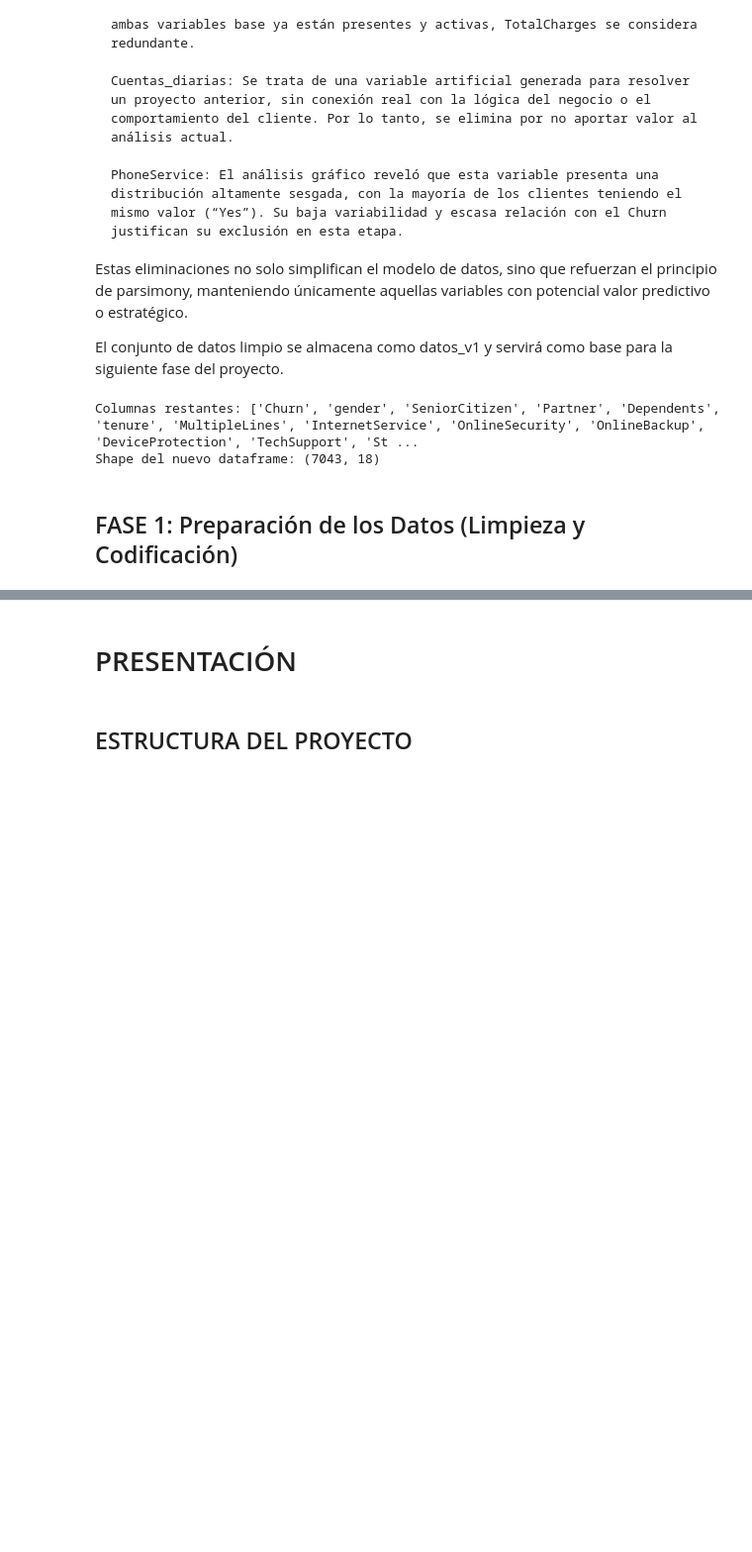
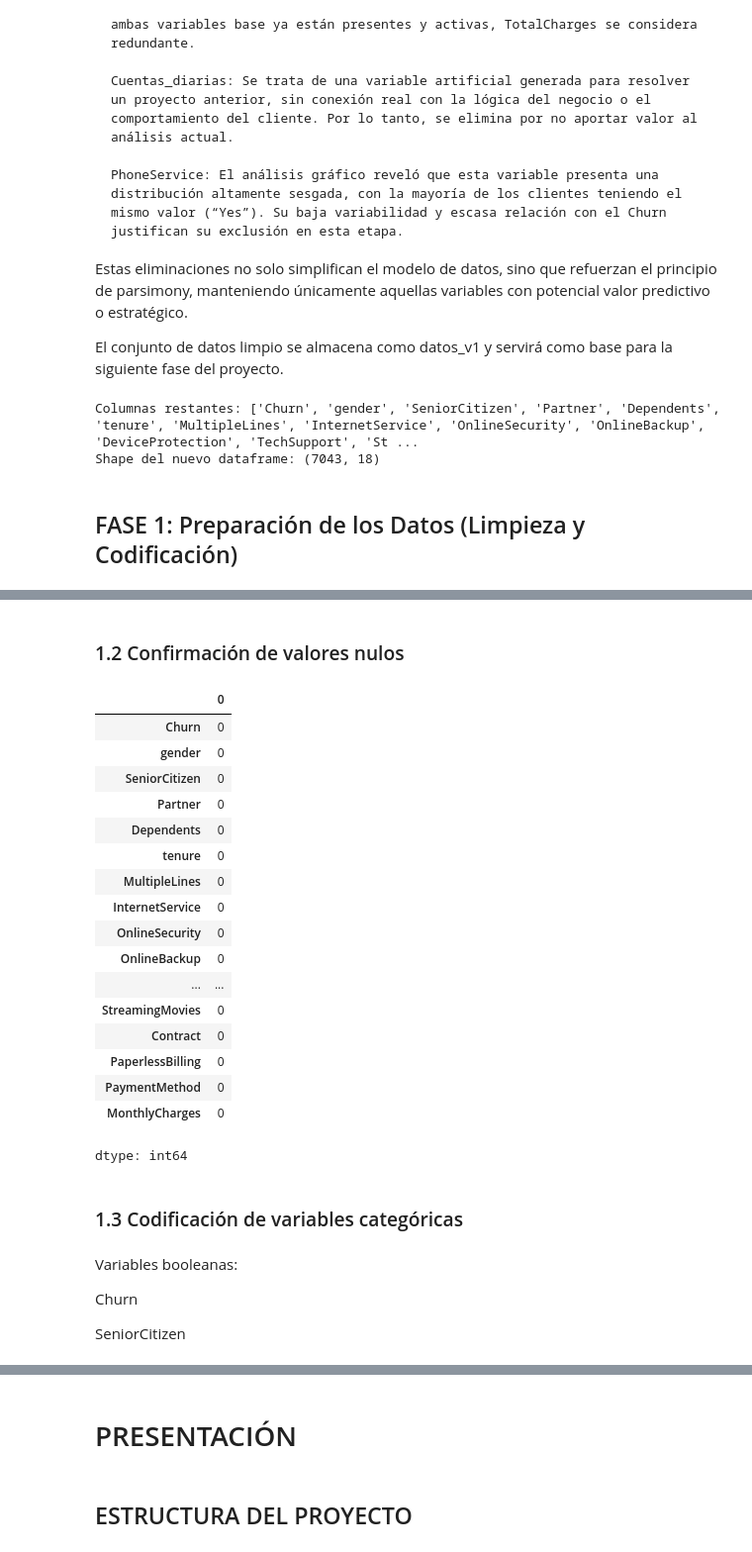
Before and after one commit to mauloredo/Challenge_Telecom_X2, a Jupyter notebook: x2.ipynb, the cells around one changed output, grey strips where cells are left out. Shown: that part at 99% size. Saved outputs shown, nothing was run; the diff lists cells and outputs as text; code cells hidden in the pictures; blank space fills up the shorter version.

```diff
--- a/x2.ipynb
+++ b/x2.ipynb
@@ -860,0 +884,31 @@ Shape del nuevo dataframe: (7043, 18)
+# %% [markdown]
+### 1.2 Confirmación de valores nulos
+# %%
+datos_v1.isnull().sum()
+# %% [output]
+|  | 0 |
+| Churn | 0 |
+| gender | 0 |
+| SeniorCitizen | 0 |
+| Partner | 0 |
+| Dependents | 0 |
+| tenure | 0 |
+| MultipleLines | 0 |
+| InternetService | 0 |
+| OnlineSecurity | 0 |
+| OnlineBackup | 0 |
+| ... | ... |
+| StreamingMovies | 0 |
+| Contract | 0 |
+| PaperlessBilling | 0 |
+| PaymentMethod | 0 |
+| MonthlyCharges | 0 |
+dtype: int64
+# %% [markdown]
+### 1.3 Codificación de variables categóricas
+# %% [markdown]
+Variables booleanas:
+
+Churn
+
+SeniorCitizen
```
Also changed, not shown: parts of 5 cells of this notebook.
